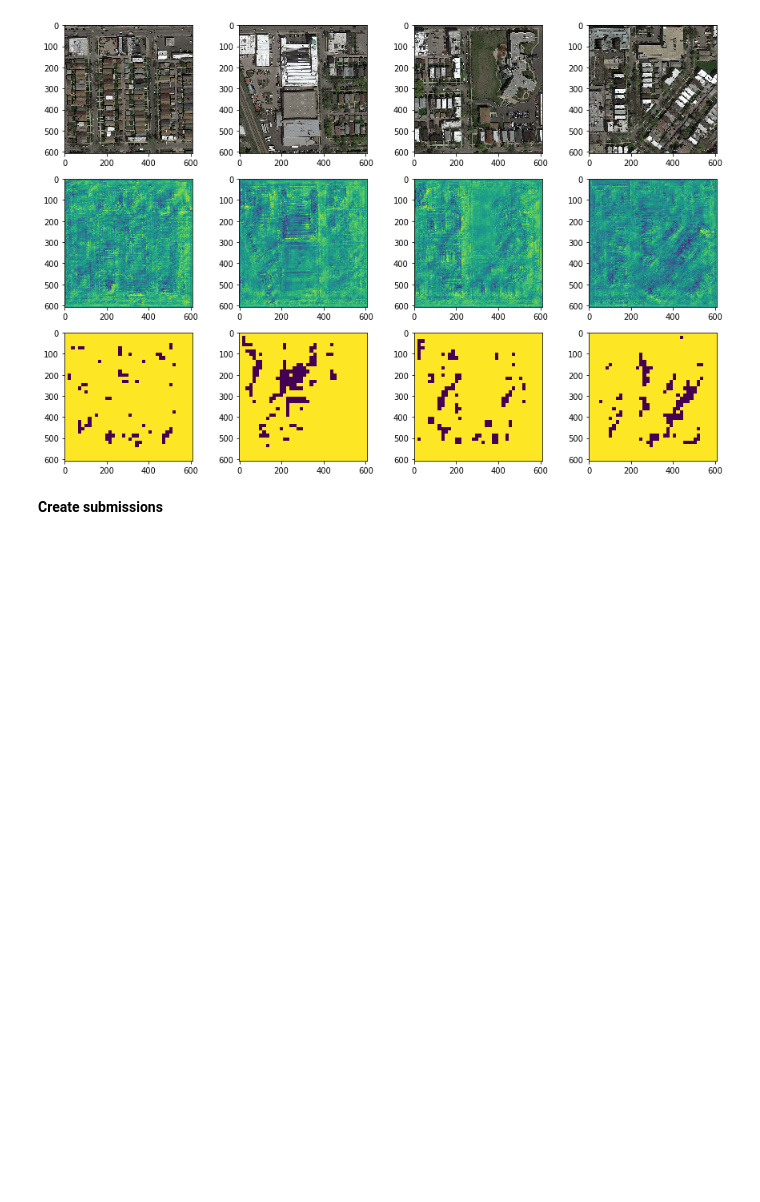
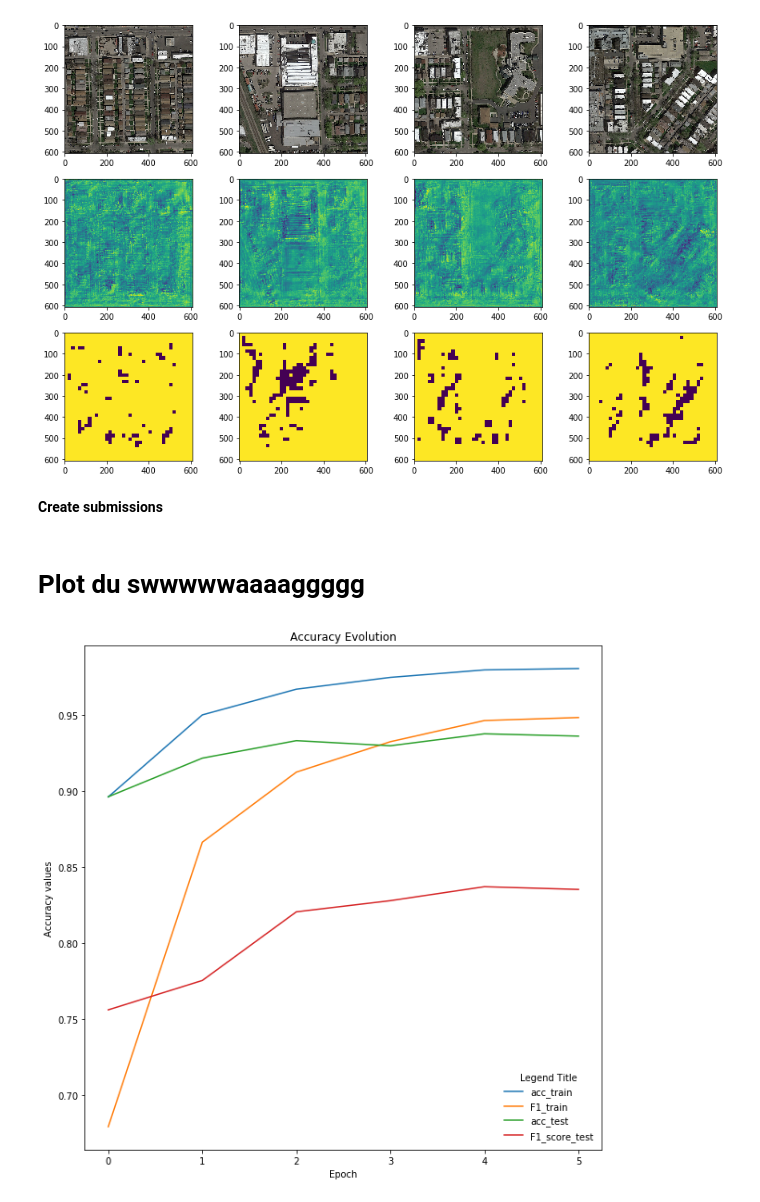
Before and after one commit to leobouraux/-CS433-Machine-Learning-projects, a Jupyter notebook: project2/LEO/Dossier final/run_unet.ipynb, the cells around one changed output. Drawn from its saved outputs; the diff is of its cells as text; code cells hidden in the pictures; blank space fills up the shorter version.

```diff
--- a/project2/LEO/Dossier final/run_unet.ipynb
+++ b/project2/LEO/Dossier final/run_unet.ipynb
@@ -271,3 +272,50 @@ plt.show()
 if not os.path.exists(PATH_ROOT+"submissions/"):
         os.mkdir(PATH_ROOT+"submissions/")
 create_csv_submission(patched_imgs, vs, PATH_ROOT+'submissions/test_sub.csv')
+# %% [markdown]
+# Plot du swwwwwaaaaggggg
+# %%
+import matplotlib
+import matplotlib.pyplot as plt
+import numpy as np
+import pandas as pd
+
+csv_file='Accuracy.csv'
+data = pd.read_csv(csv_file)
+
+# Data for plotting
+
+epoch = data["epoch"]
+acc_train = data["acc"]
+F1_train = data["f1_m"]
+loss_train = data["loss"]
+acc_test = data["val_acc"]
+F1_score_test = data["val_f1_m"]
+loss_test = data["val_loss"]
+# %%
+x = list(epoch)
+a = list(acc_train)
+b = list(F1_train)
+c = list(loss_train)
+d = list(acc_test)
+e = list(F1_score_test)
+f = list(loss_test)
+
+
+fig = plt.gcf()
+fig.set_size_inches(10,10)
+plt.plot(x,a)
+plt.plot(x,b)
+plt.plot(x,d)
+plt.plot(x,e)
+plt.xlabel('Epoch')
+plt.ylabel('Accuracy values')
+plt.title('Accuracy Evolution')
+plt.legend(('acc_train','F1_train','acc_test','F1_score_test'),loc="lower right", title="Legend Title", frameon=False)
+plt.show()
+
+
+
+fig.savefig("Accuracy.png")
+# %% [output]
+[figure, added]
```
Also changed, not shown: parts of 3 cells of this notebook.
